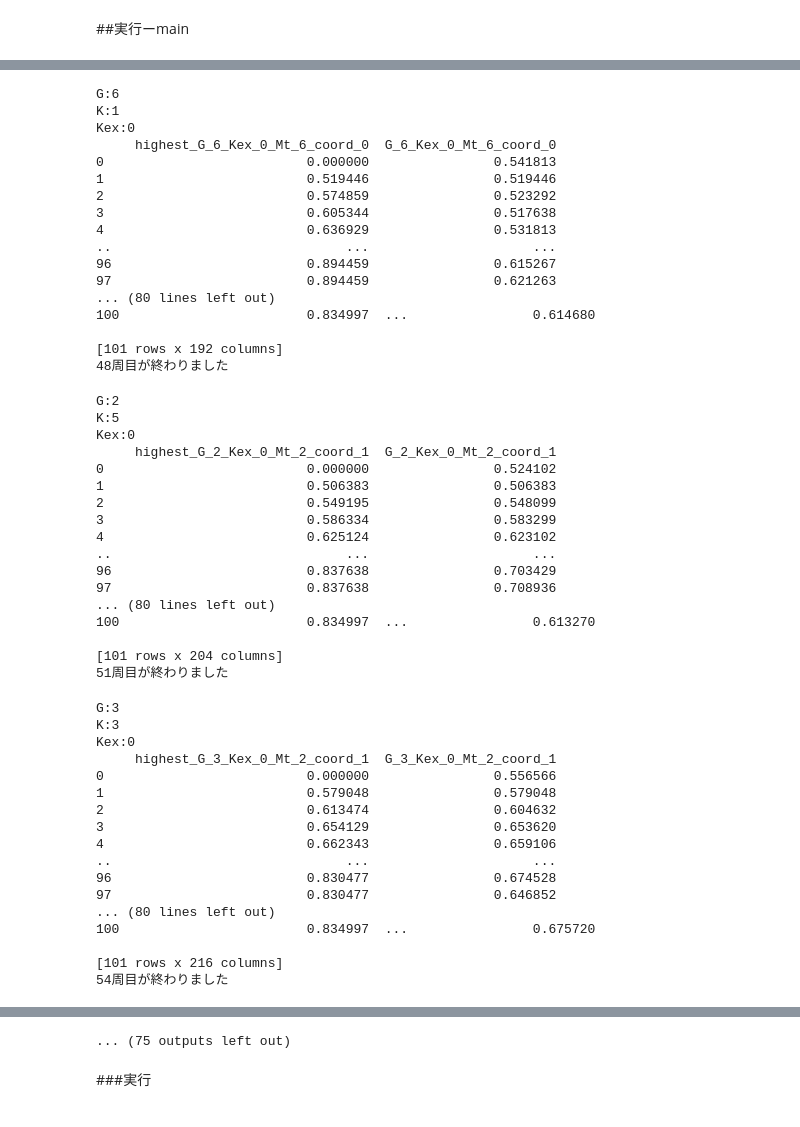
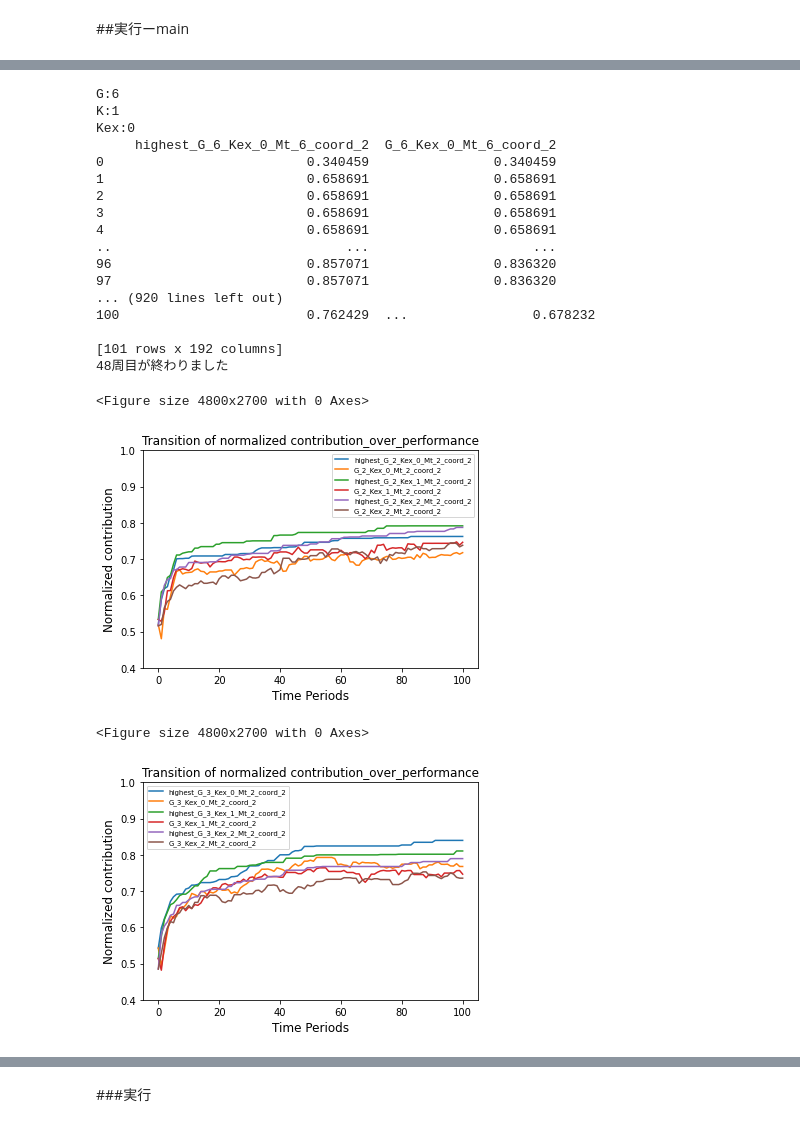
Before and after one commit to ryohei98/NK_authentic_model, a Jupyter notebook: Graduation_Paper_Github_ver.ipynb, the cells around one changed output, grey strips where cells are left out. Cells and saved outputs as stored; diff of their text form; code cells hidden in the pictures.

```diff
--- a/Graduation_Paper_Github_ver.ipynb
+++ b/Graduation_Paper_Github_ver.ipynb
@@ -603,7 +643,7 @@ t = 100   #一期あたりの回数
 coord = 1
 file_specific = '_over_performance' #ファイルにつける特異的な名前
 file_name ='/content/drive/My Drive'
-save_folder_name = '/NK_workshop/Graduation_ver_3/'
+save_folder_name = '/NK_workshop/Graduation_ver_4/'
 
 KG_matrix = \
   np.array([
@@ -616,15 +656,16 @@ KG_matrix = \
 Mt_arr = [2,3,4,6]
 counter = 1
 
-for coord in range(2):
+for coord in [2]:
 
   for Mt in Mt_arr:
-
+  # for Mt in [2]:
     for GG in [0,1,2,3]:
-
-      plt.figure(facecolor='white', figsize=(8, 6), dpi=150)
+    # for GG in [0]:
+      plt.figure(facecolor='white', figsize=(16, 9), dpi=300)
 
       for KK in [1,2,3]:
+      # for KK in [1]:
         G = KG_matrix[GG,0]
         K = KG_matrix[GG,KK]
         Kex = K - int(N/G) +1
@@ -637,13 +678,15 @@ for coord in range(2):
 
         var_set = Var_set(N, K, Mt, coord)
         environment = Environment(12, NK_landscape)
-        agent = Agent(var_set, environment)
+        agent = Agent(var_set, environment, lamb=0.01)
         for i1 in range(int(i/50)):
           for t1 in range(t):
             agent.local_search()
 
+
           high_str = str('highest_G_' + str(G) + '_Kex_' + str(Kex) +'_Mt_'+str(Mt) + '_coord_' + str(var_set.coord))
           norm_str = str('G_' + str(G) + '_Kex_' + str(Kex) +'_Mt_'+str(Mt) + '_coord_' + str(var_set.coord))
+
 
           if KK == 1 and i1 ==0:
             output_sum = pd.DataFrame(np.array(agent.rec_highest).reshape(len(agent.rec_highest),1),columns=[high_str])
@@ -654,6 +697,8 @@ for coord in range(2):
           else:
             output_sum[high_str] += agent.rec_highest
             output_sum[norm_str] += agent.rec_norm
+
+          print(output_sum)
 
 
           agent = Agent(var_set, environment)
@@ -680,7 +725,7 @@ for coord in range(2):
       plt.legend(fontsize='x-small')
       if not os.path.exists(file_name + save_folder_name):
         os.makedirs(file_name + save_folder_name)
-      plt.savefig(file_name + save_folder_name+ '_G_' + str(G) + '_K_' + str(K) + '_i_' + str(i)+'_Mt_'+str(Mt) + '_coord_' + str(var_set.coord) +str(file_specific)+'.jpg', format='jpg')
+      plt.savefig(file_name + save_folder_name+ '_G_' + str(G) + '_K_' + str(K) + '_i_' + str(i)+'_Mt_'+str(Mt) + '_coord_' + str(var_set.coord) +'_'+str(file_specific)+'.jpg', format='jpg')
 
 result.to_csv(str(file_name + save_folder_name + file_specific + 'rec_result.csv'))
 # %% [output]
@@ -786,54 +831,24 @@ Kex:0
 
 [101 rows x 180 columns]
 45周目が終わりました
 G:6
 K:1
 Kex:0
-     highest_G_6_Kex_0_Mt_6_coord_0  G_6_Kex_0_Mt_6_coord_0
-0                          0.000000                0.541813
-1                          0.519446                0.519446
-2                          0.574859                0.523292
-3                          0.605344                0.517638
-4                          0.636929                0.531813
+     highest_G_6_Kex_0_Mt_6_coord_2  G_6_Kex_0_Mt_6_coord_2
+0                          0.340459                0.340459
+1                          0.658691                0.658691
+2                          0.658691                0.658691
+3                          0.658691                0.658691
+4                          0.658691                0.658691
 ..                              ...                     ...
-96                         0.894459                0.615267
-97                         0.894459                0.621263
-... (80 lines left out)
-100                        0.834997  ...                0.614680
+96                         0.857071                0.836320
+97                         0.857071                0.836320
+... (920 lines left out)
+100                        0.762429  ...                0.678232
 
 [101 rows x 192 columns]
 48周目が終わりました
-G:2
-K:5
-Kex:0
-     highest_G_2_Kex_0_Mt_2_coord_1  G_2_Kex_0_Mt_2_coord_1
-0                          0.000000                0.524102
-1                          0.506383                0.506383
-2                          0.549195                0.548099
-3                          0.586334                0.583299
-4                          0.625124                0.623102
-..                              ...                     ...
-96                         0.837638                0.703429
-97                         0.837638                0.708936
-... (80 lines left out)
-100                        0.834997  ...                0.613270
-
-[101 rows x 204 columns]
-51周目が終わりました
+<Figure size 4800x2700 with 0 Axes>
+[figure, added]
-G:3
-K:3
-Kex:0
-     highest_G_3_Kex_0_Mt_2_coord_1  G_3_Kex_0_Mt_2_coord_1
-0                          0.000000                0.556566
-1                          0.579048                0.579048
-2                          0.613474                0.604632
-3                          0.654129                0.653620
-4                          0.662343                0.659106
-..                              ...                     ...
-96                         0.830477                0.674528
-97                         0.830477                0.646852
-... (80 lines left out)
-100                        0.834997  ...                0.675720
-
-[101 rows x 216 columns]
-54周目が終わりました
+<Figure size 4800x2700 with 0 Axes>
+[figure, added]
@@ -891,3 +857,2 @@ Kex:0
-... (75 outputs left out)
 # %% [markdown]
 ###実行
```
Also changed, not shown: parts of 4 cells of this notebook.
